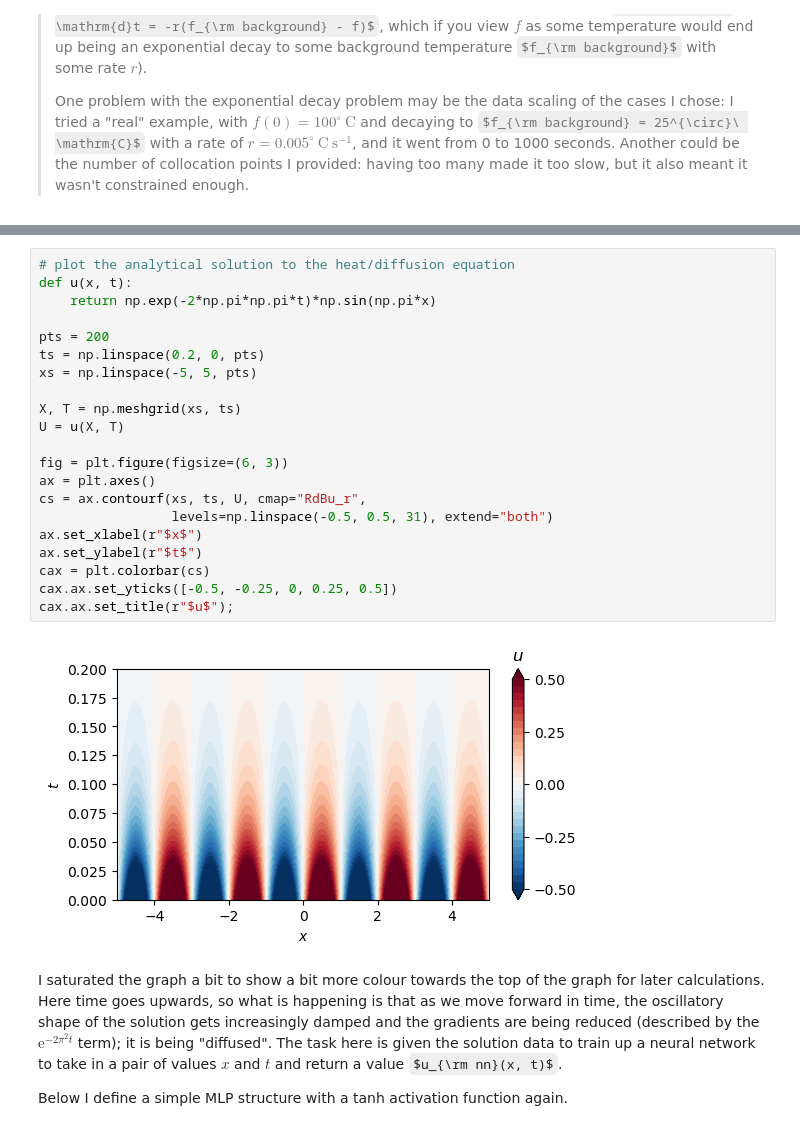
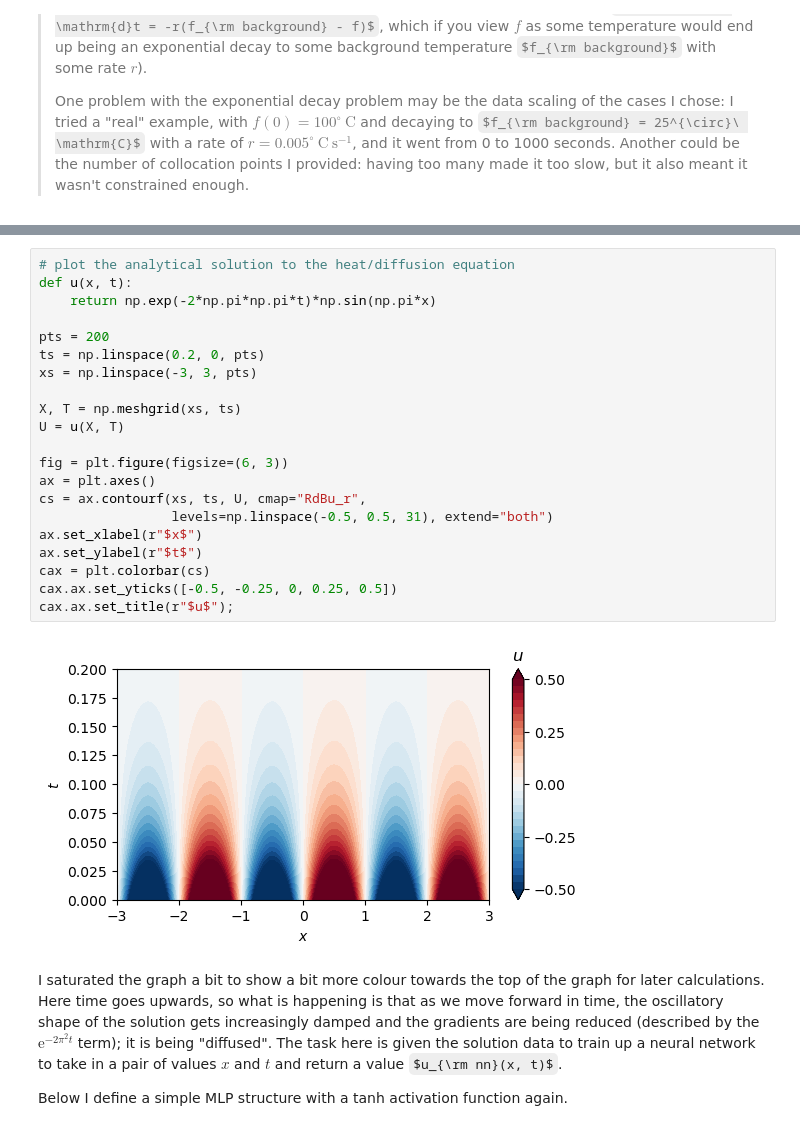
Before and after one commit to jonassterud/OCES5303_ML, a Jupyter notebook: rendered/09_PINNs.ipynb, the cells around one changed output, grey strips where cells are left out. Drawn from its saved outputs; the diff is of its cells as text; some formulas as TeX source.

```diff
--- a/rendered/09_PINNs.ipynb
+++ b/rendered/09_PINNs.ipynb
@@ -357,26 +358,26 @@ The solution is visualised below.
 # %%
 # plot the analytical solution to the heat/diffusion equation
 def u(x, t):
     return np.exp(-2*np.pi*np.pi*t)*np.sin(np.pi*x)
 
 pts = 200
 ts = np.linspace(0.2, 0, pts)
-xs = np.linspace(-5, 5, pts)
+xs = np.linspace(-3, 3, pts)
 
 X, T = np.meshgrid(xs, ts)
 U = u(X, T)
 
 fig = plt.figure(figsize=(6, 3))
 ax = plt.axes()
 cs = ax.contourf(xs, ts, U, cmap="RdBu_r",
                  levels=np.linspace(-0.5, 0.5, 31), extend="both")
 ax.set_xlabel(r"$x$")
 ax.set_ylabel(r"$t$")
 cax = plt.colorbar(cs)
 cax.ax.set_yticks([-0.5, -0.25, 0, 0.25, 0.5])
 cax.ax.set_title(r"$u$");
 # %% [output]
-[figure, old version]
+[figure, new version]
 # %% [markdown]
 I saturated the graph a bit to show a bit more colour towards the top of the graph for later calculations. Here time goes upwards, so what is happening is that as we move forward in time, the oscillatory shape of the solution gets increasingly damped and the gradients are being reduced (described by the $\mathrm{e}^{-2\pi^2 t}$ term); it is being "diffused". The task here is given the solution data to train up a neural network to take in a pair of values $x$ and $t$ and return a value $u_{\rm nn}(x, t)$.
 
```
Also changed, not shown: parts of 9 cells of this notebook, 1 other file.
